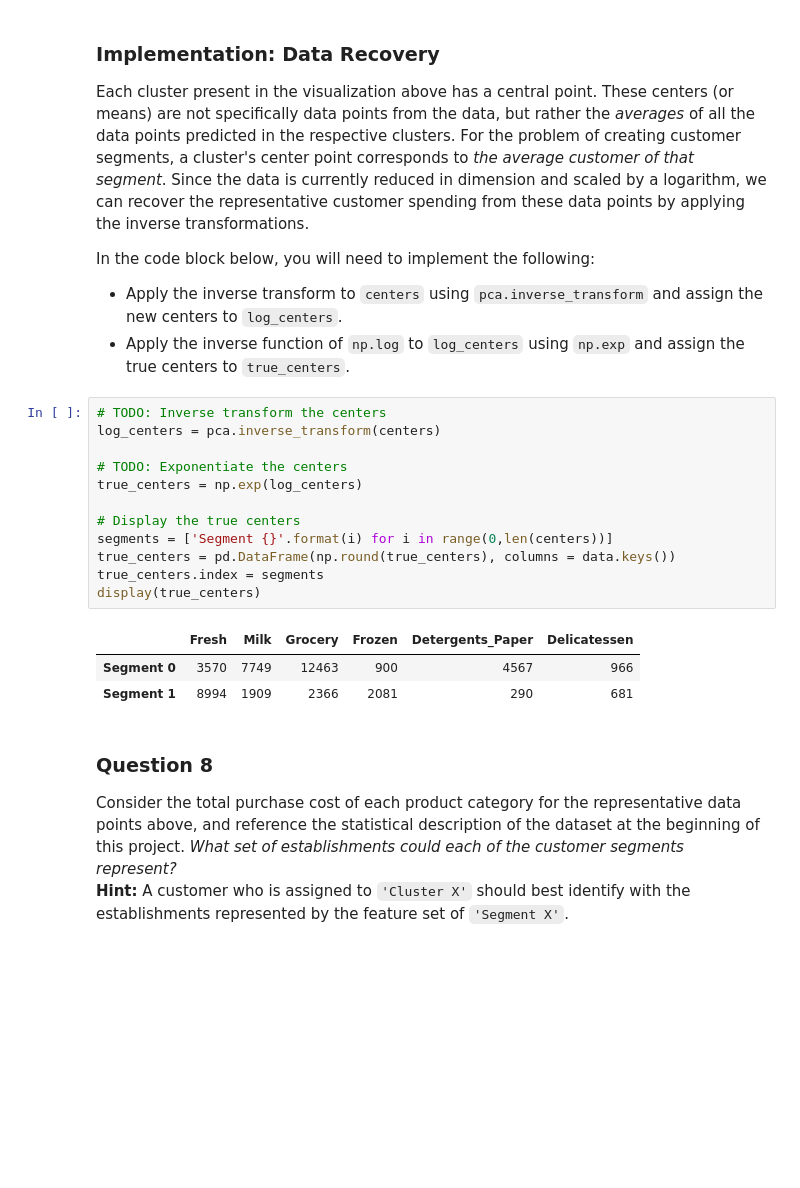
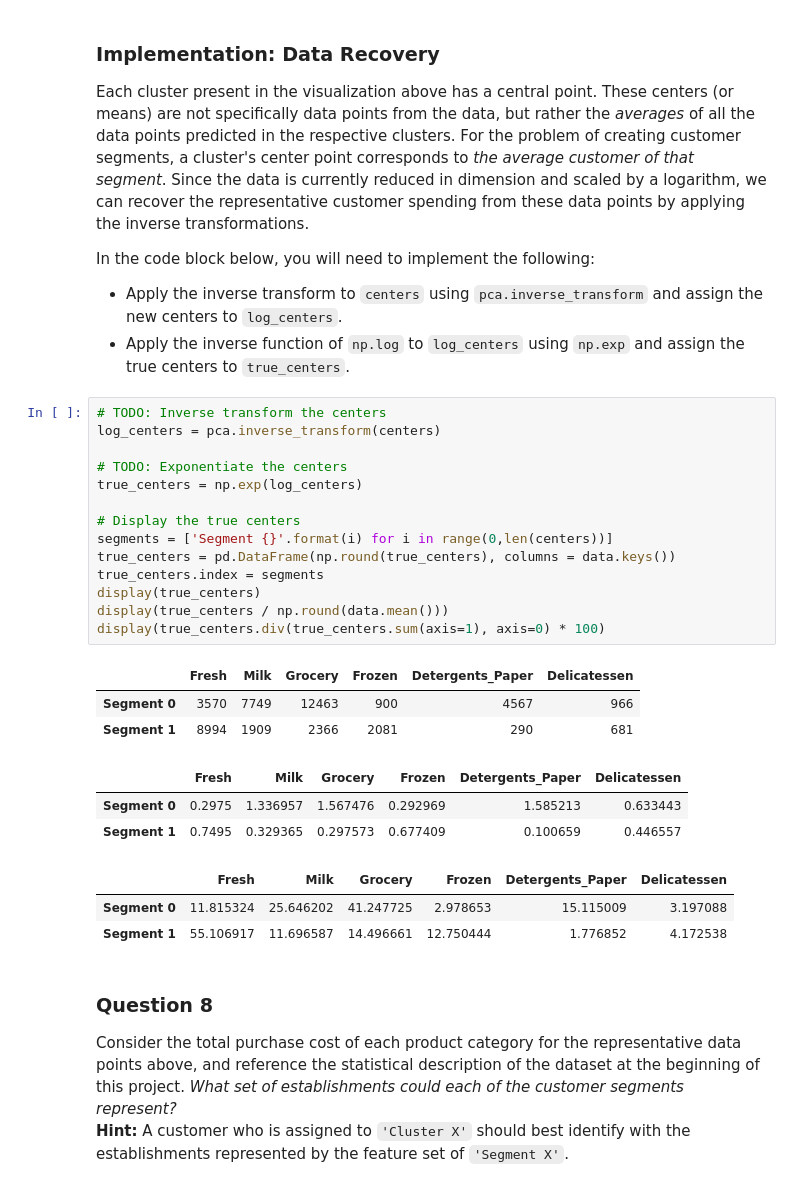
Before and after one commit to vshalaev/customer-segments, a Jupyter notebook: customer_segments.ipynb, the cells around one changed output. Drawn from its saved outputs; the diff is of its cells as text; blank space fills up the shorter version.

```diff
--- a/customer_segments.ipynb
+++ b/customer_segments.ipynb
@@ -427,19 +437,27 @@ In the code block below, you will need to implement the following:
 # %%
 # TODO: Inverse transform the centers
 log_centers = pca.inverse_transform(centers)
 
 # TODO: Exponentiate the centers
 true_centers = np.exp(log_centers)
 
 # Display the true centers
 segments = ['Segment {}'.format(i) for i in range(0,len(centers))]
 true_centers = pd.DataFrame(np.round(true_centers), columns = data.keys())
 true_centers.index = segments
 display(true_centers)
+display(true_centers / np.round(data.mean()))
+display(true_centers.div(true_centers.sum(axis=1), axis=0) * 100)
 # %% [output]
 |  | Fresh | Milk | Grocery | Frozen | Detergents_Paper | Delicatessen |
 | Segment 0 | 3570 | 7749 | 12463 | 900 | 4567 | 966 |
 | Segment 1 | 8994 | 1909 | 2366 | 2081 | 290 | 681 |
+|  | Fresh | Milk | Grocery | Frozen | Detergents_Paper | Delicatessen |
+| Segment 0 | 0.2975 | 1.336957 | 1.567476 | 0.292969 | 1.585213 | 0.633443 |
+| Segment 1 | 0.7495 | 0.329365 | 0.297573 | 0.677409 | 0.100659 | 0.446557 |
+|  | Fresh | Milk | Grocery | Frozen | Detergents_Paper | Delicatessen |
+| Segment 0 | 11.815324 | 25.646202 | 41.247725 | 2.978653 | 15.115009 | 3.197088 |
+| Segment 1 | 55.106917 | 11.696587 | 14.496661 | 12.750444 | 1.776852 | 4.172538 |
 # %% [markdown]
 ### Question 8
 Consider the total purchase cost of each product category for the representative data points above, and reference the statistical description of the dataset at the beginning of this project. *What set of establishments could each of the customer segments represent?*
```
Also changed, not shown: parts of 9 cells of this notebook, 1 other file.
